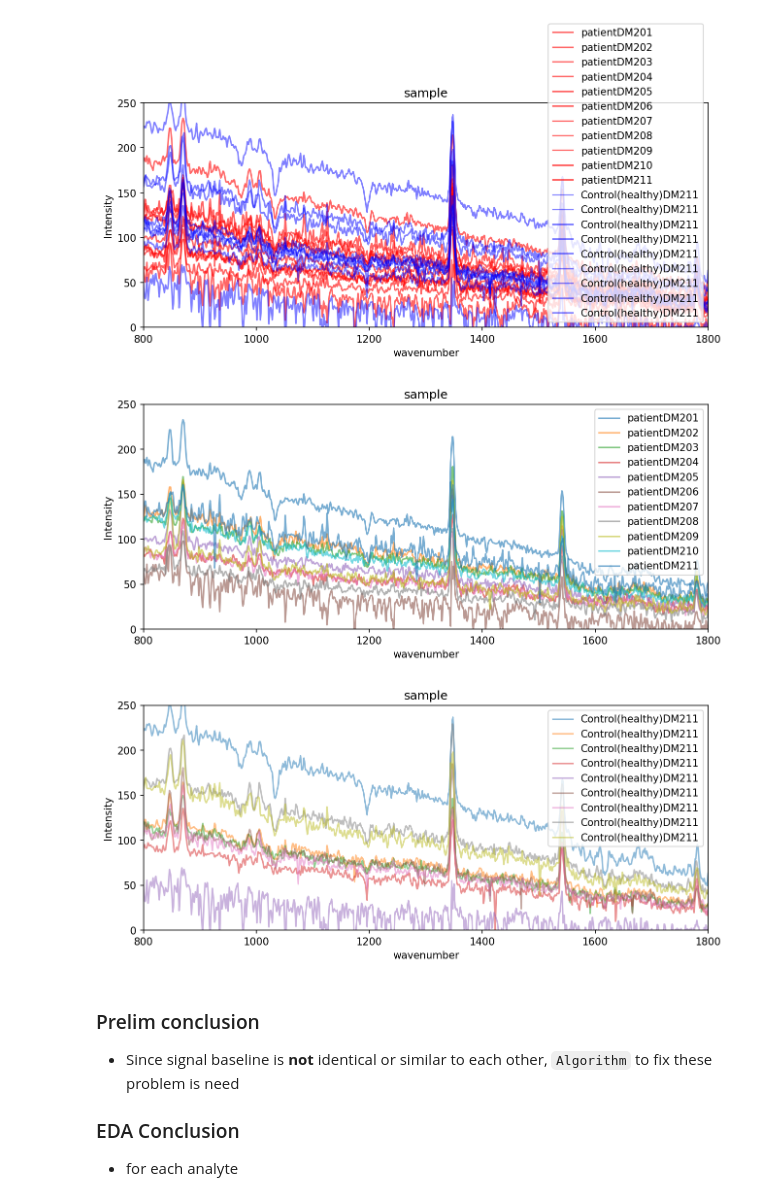
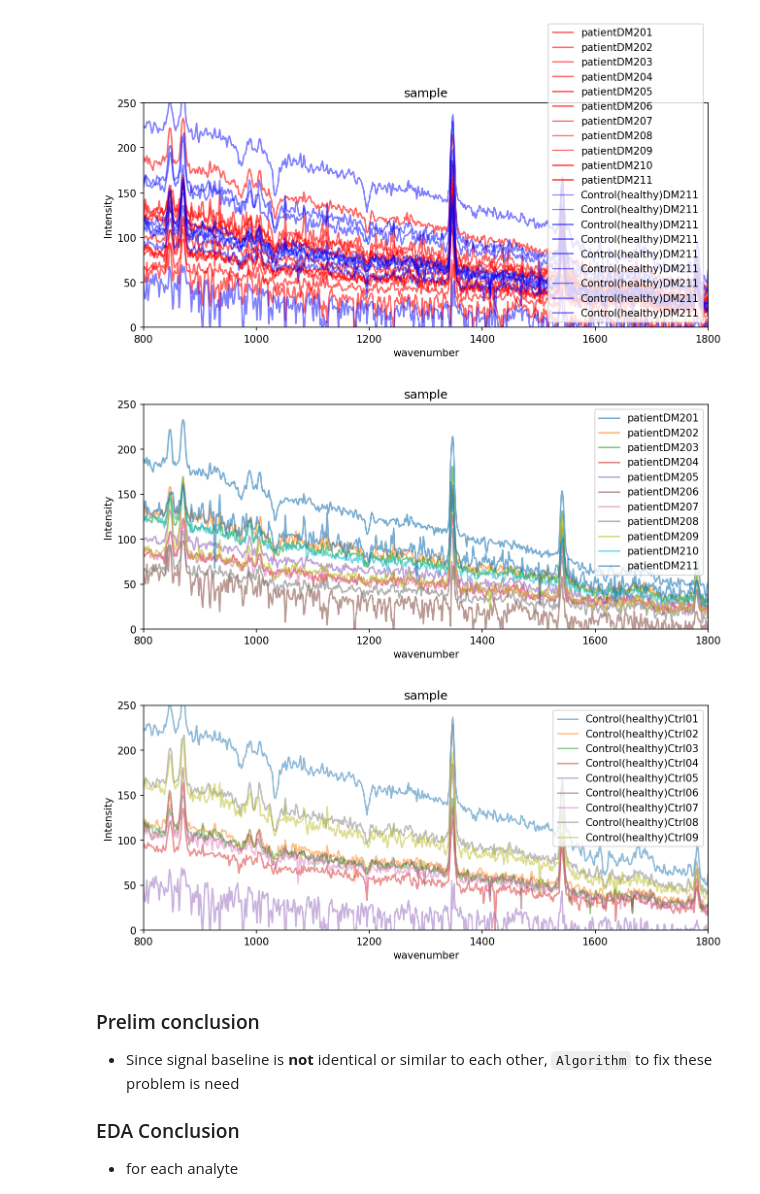
Before and after one commit to AtiChetsurakul/DataScienceAndMLProjects, a Jupyter notebook: Diabete_detection_withRamanSpec/datawatcher.ipynb, the cells around one changed output. Cells and saved outputs as stored; diff of their text form; code cells hidden in the pictures.

```diff
--- a/Diabete_detection_withRamanSpec/datawatcher.ipynb
+++ b/Diabete_detection_withRamanSpec/datawatcher.ipynb
@@ -299,31 +299,31 @@ plt.show()
 # %%
 plt.figure(dpi=150,figsize=(10,4))
 for d in patient_cor:
     # if c != 'ramanShift':
     plt.plot(sample_shift,samp_thumb_T[d],label='patient'+d,alpha=.6)
 plt.title('sample')
 plt.xlabel('wavenumber')
 plt.ylabel('Intensity')
 plt.xlim((800, 1800))
 plt.ylim((0,250))
 plt.legend()
 plt.show()
 
 plt.figure(dpi=150,figsize=(10,4))
 
 for c in control_cor:
-    plt.plot(sample_shift,samp_thumb_T[c],label='Control(healthy)'+d,alpha=.5)
+    plt.plot(sample_shift,samp_thumb_T[c],label='Control(healthy)'+c,alpha=.5)
 
 plt.title('sample')
 plt.xlabel('wavenumber')
 plt.ylabel('Intensity')
 plt.xlim((800, 1800))
 plt.ylim((0,250))
 plt.legend()
 plt.show()
 # %% [output]
 [figure]
-[figure, old version]
+[figure, new version]
 # %% [markdown]
 ### Prelim conclusion
 - Since signal baseline is **not** identical or similar to each other, `Algorithm` to fix these problem is need
```
Also changed, not shown: parts of 2 cells of this notebook.
